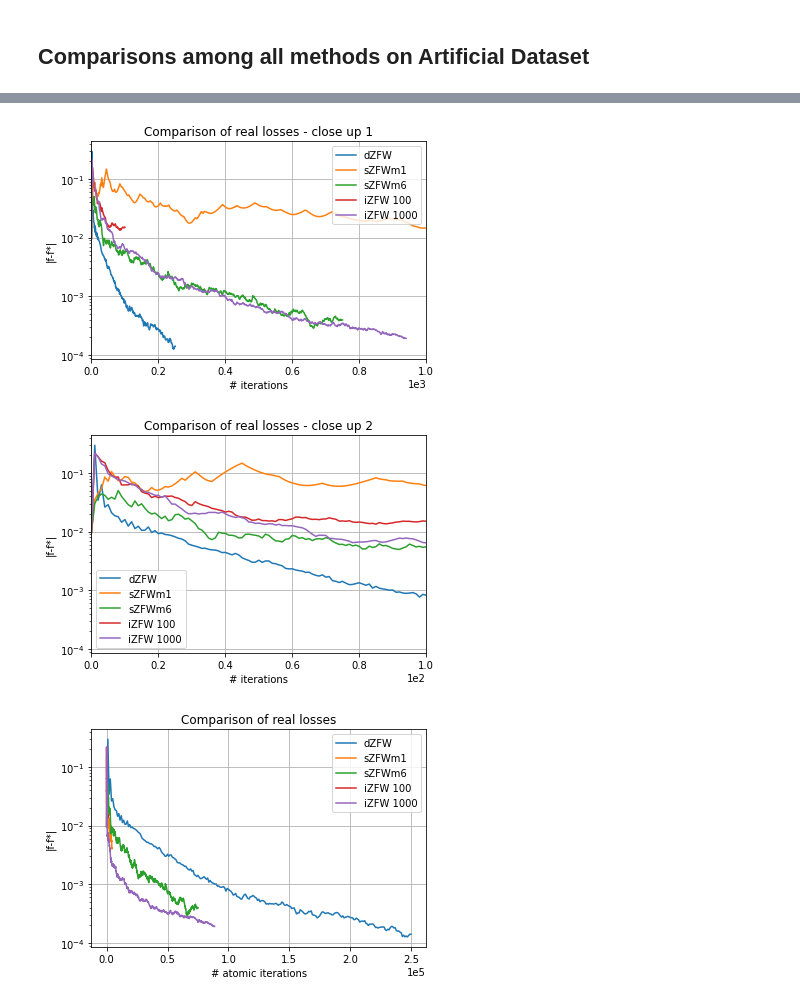
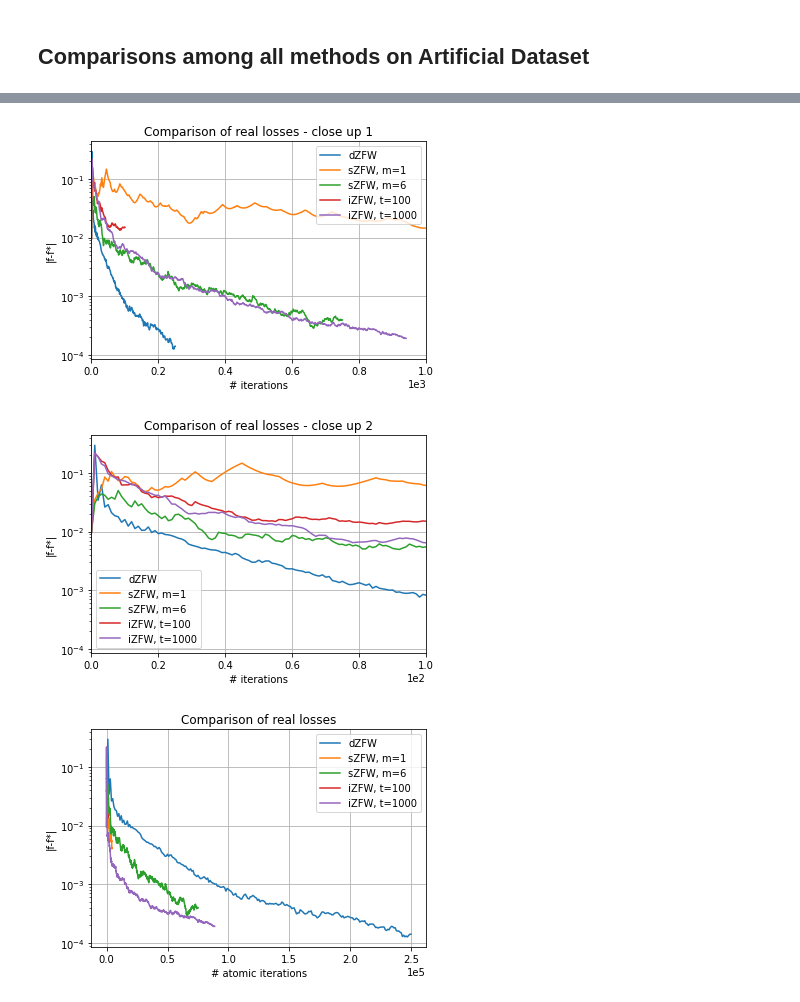
Before and after one commit to liacov/OPTproj, a Jupyter notebook: notebooks/LassoRegression.ipynb, the cells around one changed output, grey strips where cells are left out. Saved outputs shown, nothing was run; the diff lists cells and outputs as text; code cells hidden in the pictures.

```diff
--- a/notebooks/LassoRegression.ipynb
+++ b/notebooks/LassoRegression.ipynb
@@ -735,20 +735,20 @@ plt.savefig("../Figures_Lasso_Problem/ArtificialDataset/Comparison_real_losses_i
 # %%
 plt.plot(F_d)
 plt.plot(F_sm1)
 plt.plot(F_s)
 plt.plot(F_i)
 plt.plot(F_i1000)
 plt.ticklabel_format(axis="x", style="sci", scilimits=(0,0))
 plt.yscale("log")
 plt.title("Comparison of real losses - close up 1")
 plt.xlabel("# iterations")
 plt.ylabel("|f-f*|")
 plt.xlim((0,1000))
-plt.legend(('dZFW', 'sZFWm1', "sZFWm6", "iZFW 100", "iZFW 1000"), loc = "upper right")
+plt.legend(('dZFW', 'sZFW, m=1', "sZFW, m=6", "iZFW, t=100", "iZFW, t=1000"), loc = "upper right")
 plt.grid()
 plt.savefig("../Figures_Lasso_Problem/ArtificialDataset/Comparison_real_losses_iteration_closeup1", dpi=400)
 # %% [output]
-[figure, old version]
+[figure, new version]
 # %%
 plt.plot(F_d)
 plt.plot(F_sm1)
@@ -761,11 +761,11 @@ plt.title("Comparison of real losses - close up 2")
 plt.xlabel("# iterations")
 plt.ylabel("|f-f*|")
 plt.xlim((0,100))
-plt.legend(('dZFW', 'sZFWm1', "sZFWm6", "iZFW 100", "iZFW 1000"))
+plt.legend(('dZFW', 'sZFW, m=1', "sZFW, m=6", "iZFW, t=100", "iZFW, t=1000"))
 plt.grid()
 plt.savefig("../Figures_Lasso_Problem/ArtificialDataset/Comparison_real_losses_iteration_closeup2", dpi=400)
 # %% [output]
-[figure, old version]
+[figure, new version]
 # %%
 m = lambda t: t * (t+1) / D * (d+3)
 
@@ -779,11 +779,11 @@ plt.title("Comparison of real losses")
 plt.ylabel("|f-f*|")
 plt.xlabel("# atomic iterations")
 plt.ticklabel_format(axis="x", style="sci", scilimits=(0,0))
-plt.legend(('dZFW', 'sZFWm1', "sZFWm6", 'iZFW 100','iZFW 1000'))
+plt.legend(('dZFW', 'sZFW, m=1', "sZFW, m=6", 'iZFW, t=100','iZFW, t=1000'))
 plt.grid()
 plt.savefig("../Figures_Lasso_Problem/ArtificialDataset/Comparison_real_losses_atomic", dpi=400)
 # %% [output]
-[figure, old version]
+[figure, new version]
 # %%
 plt.plot(range(1, 251*d, d), F_d)
 plt.plot(range(len(F_sm1)),F_sm1)
```
Also changed, not shown: parts of 7 cells of this notebook, 10 other files.
